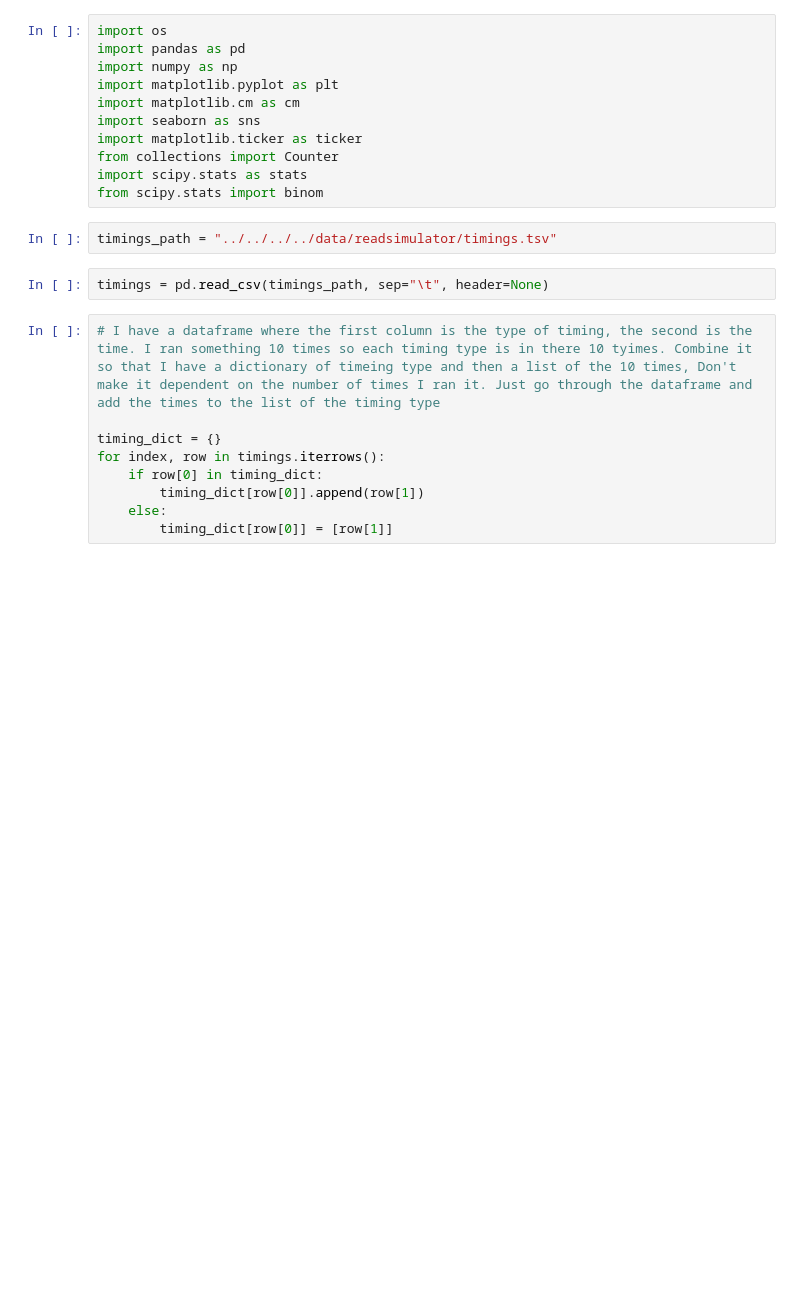
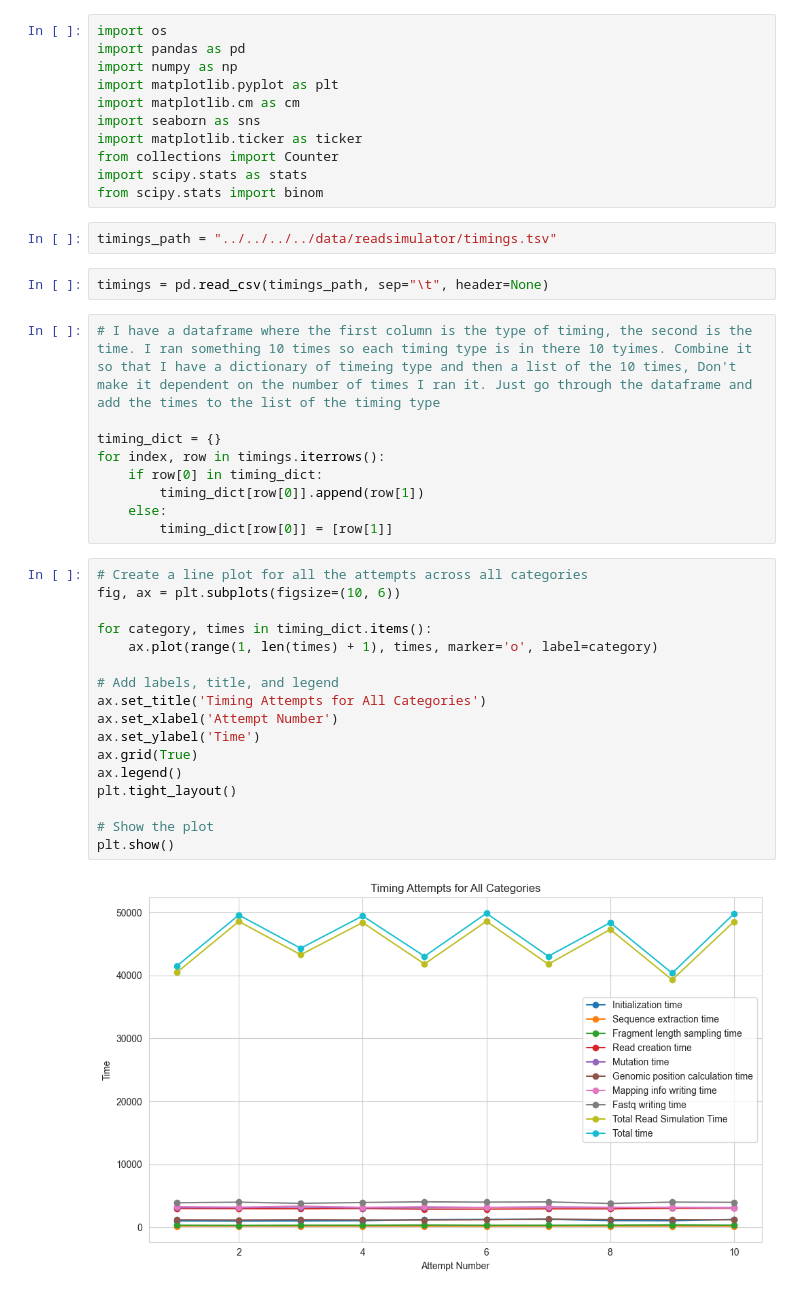
Before and after one commit to IngiumDev/gobi, a Jupyter notebook: src/main/Analysis/readsimulator/analyze_read_simulator_timing.ipynb, the cells around one changed output. Drawn from its saved outputs; the diff is of its cells as text; blank space fills up the shorter version.

```diff
--- a/src/main/Analysis/readsimulator/analyze_read_simulator_timing.ipynb
+++ b/src/main/Analysis/readsimulator/analyze_read_simulator_timing.ipynb
@@ -22,3 +22,22 @@ for index, row in timings.iterrows():
         timing_dict[row[0]].append(row[1])
     else:
         timing_dict[row[0]] = [row[1]]
+# %%
+# Create a line plot for all the attempts across all categories
+fig, ax = plt.subplots(figsize=(10, 6))
+
+for category, times in timing_dict.items():
+    ax.plot(range(1, len(times) + 1), times, marker='o', label=category)
+
+# Add labels, title, and legend
+ax.set_title('Timing Attempts for All Categories')
+ax.set_xlabel('Attempt Number')
+ax.set_ylabel('Time')
+ax.grid(True)
+ax.legend()
+plt.tight_layout()
+
+# Show the plot
+plt.show()
+# %% [output]
+[figure, added]
```
Also changed, not shown: parts of 1 cell of this notebook, 2 other files.
